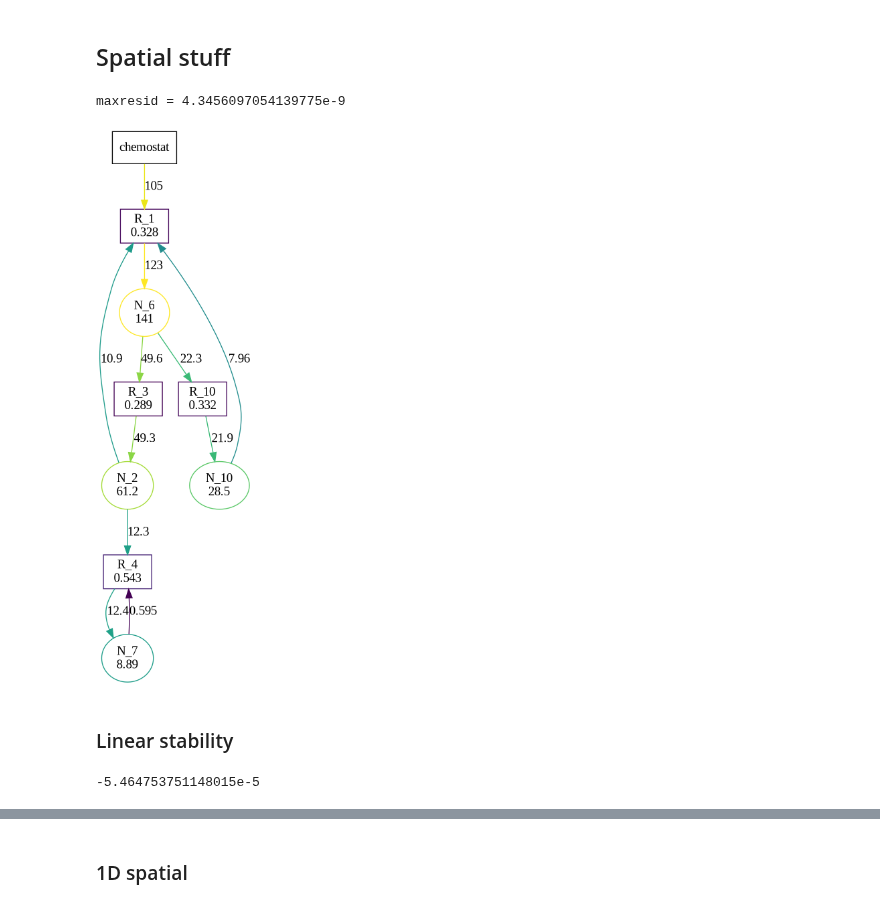
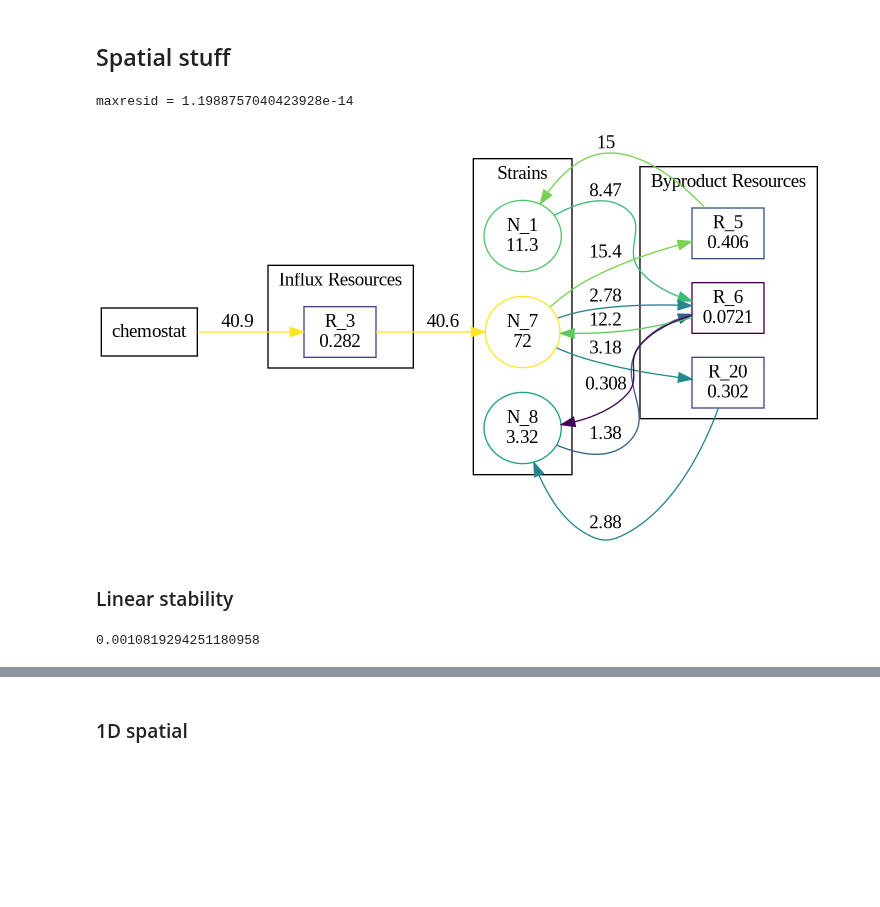
Before and after one commit to kockahonza/SSMC, a Jupyter notebook: notebooks/random_systems.ipynb, the cells around one changed output, grey strips where cells are left out. Drawn from its saved outputs; the diff is of its cells as text; code cells hidden in the pictures; blank space fills up the shorter version.

```diff
--- a/notebooks/random_systems.ipynb
+++ b/notebooks/random_systems.ipynb
@@ -88,7 +114,7 @@ GLMakie.Screen(...)
 # %%
 ps = rsg();
 # %%
-ps = params[3];
+ps = params[2];
 # %% [markdown]
 ## No space solver
 # %%
@@ -120,37 +149,44 @@ f
 # %% [markdown]
 ## Spatial stuff
 # %%
-nssol = s.u[end];
-# nssol = sss.u
+# nssol = s.u[end];
+nssol = sss.u
 xx = uninplace(mmicrmfunc!)(nssol, ps)
 maxresid = maximum(abs, xx)
 @show maxresid;
 # %% [output]
-maxresid = 4.3456097054139775e-9
+maxresid = 1.1988757040423928e-14
 # %%
 g = diagram_sfss_v3(ps, nssol;
-    strain_threshold=1e-10
+    strain_threshold=1e-10,
+    edge_threshold=1e-20,
+    cluster=true,
 )
 # %% [output]
-[figure, old version]
+[figure, new version]
 # %% [markdown]
 ### Linear stability
 # %%
 ks = LinRange(0., 1000., 10000)
 
 Ds = get_Ds(ps)
-Ds = vcat(
-    fill(1e-8, get_Ns(ps)[1]),
-    fill(1e-8, get_Ns(ps)[2])
-)
-Ds[20] = 10000
+# Ds = vcat(
+#     fill(1e-8, get_Ns(ps)[1]),
+#     fill(1e-8, get_Ns(ps)[2])
+# )
+# Ds[20] = 10000
+
+Ns = get_Ns(ps)[1]
+Ds[Ns+5] = 1e-3
+Ds[Ns+6] = 1e-3
+Ds[Ns+20] = 1e-3
 
 lamfunc = linstab_make_k_func(ps, Ds, nssol)
 lambdas = lamfunc.(ks);
 
 maximum(x->maximum(real, x), lambdas)
 # %% [output]
--5.464753751148015e-5
+0.0010819294251180958
 # %%
 faa = plot_linstab_lambdas(ks, lambdas;
     imthreshold=Inf
```
Also changed, not shown: parts of 11 cells of this notebook, 10 other files.
